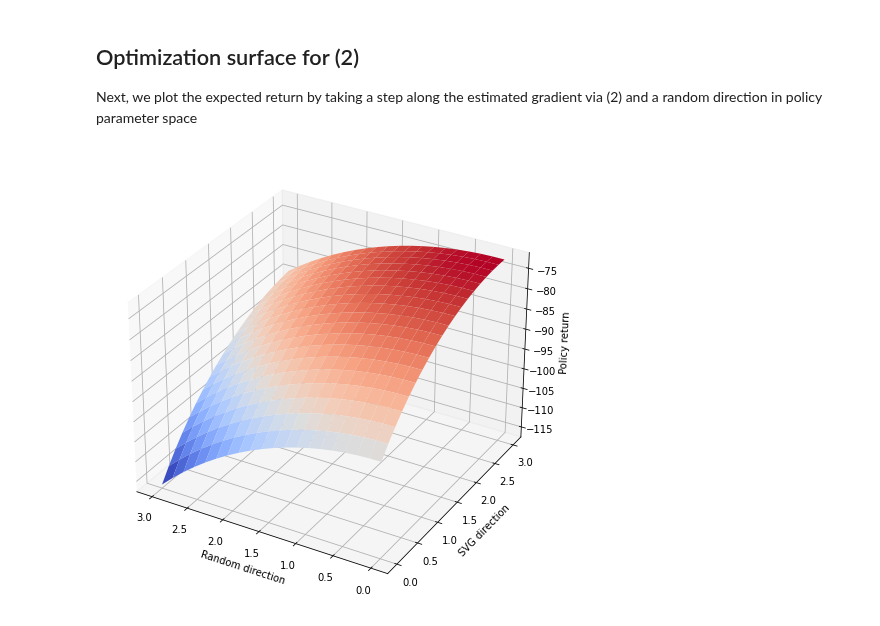
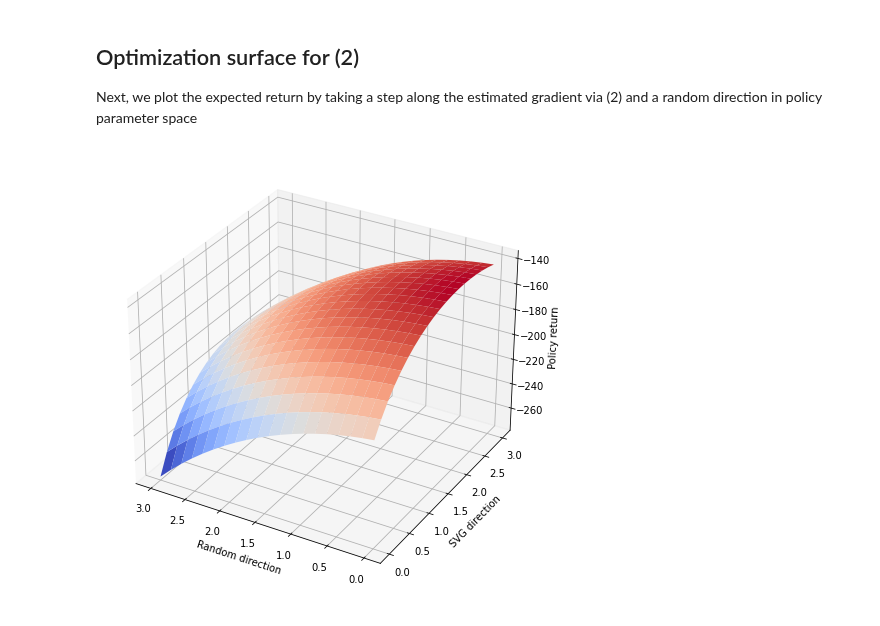
Before and after one commit to 0xangelo/LQSVG, a Jupyter notebook: experiments/monte_carlo_quality.ipynb, the cells around one changed output. Saved outputs shown, nothing was run; the diff lists cells and outputs as text; code cells hidden in the pictures.

```diff
--- a/experiments/monte_carlo_quality.ipynb
+++ b/experiments/monte_carlo_quality.ipynb
@@ -178,10 +198,16 @@ import lqsvg.experiment.analysis as analysis
 import lqsvg.experiment.utils as exp_util
 # %%
 def grad_estimates(
-    estimator, sample_sizes: list[int], estimates_per_sample_size: int = 10
+    estimator,
+    sample_sizes: list[int],
+    estimates_per_sample_size: int = 10,
+    pbar: bool = True,
 ) -> list[list[lqr.Linear]]:
+    progress = tqdm(
+        sample_sizes, desc="Computing SVG by sample size", leave=False, disable=not pbar
+    )
     svgs_by_sample_size = []
-    for size in tqdm(sample_sizes, desc="Computing cossim by sample size", leave=False):
+    for size in progress:
         svgs = [estimator(samples=size)[1] for _ in range(estimates_per_sample_size)]
         svgs_by_sample_size += [svgs]
     return svgs_by_sample_size
@@ -268,9 +328,7 @@ class NStepSVG(nn.Module):
         self.state_dataset = self.starting_states(self.policy, self.model, total_states)
 
     def sample_starting_obs(self, samples: int) -> Tensor:
-        idxs = torch.randint(
-            low=0, high=self.state_dataset.size("B"), size=(samples,)
-        )
+        idxs = torch.randint(low=0, high=self.state_dataset.size("B"), size=(samples,))
         return nt.index_select(self.state_dataset, dim="B", index=idxs)
 
     def surrogate(self, samples: int = 1) -> Tensor:
@@ -336,5 +407,5 @@ def plot_bt_quality_vs_samples(num_trials: int = 10, estimates_per_sample_size:
     plt.show()
     return data
 # %%
-data = plot_bt_quality_vs_samples()
+bt_data = plot_bt_quality_vs_samples()
 # %% [output]
@@ -393,18 +467,12 @@ import lqsvg.torch.utils as tutil
 # %%
 class BootstrappedOptimSurface:
     def __init__(self, seed: int, total_states: int = 1000):
-        self.generator = LQGGenerator(
-            n_state=2,
-            n_ctrl=2,
-            horizon=20,
-            stationary=True,
-            passive_eigval_range=(0.5, 1.5),
-            controllable=True,
-            seed=seed,
-        )
+        self.generator = make_generator(seed)
         dynamics, cost, init = self.generator()
         self.model = LQGModule.from_existing(dynamics, cost, init)
-        self.policy = TVLinearPolicy(self.model.n_state, self.model.n_ctrl, self.model.horizon)
+        self.policy = TVLinearPolicy(
+            self.model.n_state, self.model.n_ctrl, self.model.horizon
+        )
         self.policy.stabilize_(dynamics, rng=self.generator._rng)
 
         self.estimator = NStepSVG(self.policy, self.model)
@@ -416,7 +484,13 @@ class BootstrappedOptimSurface:
         direction = tutil.tensors_to_vector(svg).numpy()
 
         plt.figure(figsize=default_figsize(2, 2))
-        X, Y, Z = analysis.optimization_surface(self.delta_to_return(), direction=direction, max_scaling=3.0, steps=20, rng=self.generator._rng)
+        X, Y, Z = analysis.optimization_surface(
+            self.delta_to_return(),
+            direction=direction,
+            max_scaling=3.0,
+            steps=20,
+            rng=self.generator._rng,
+        )
         ax = plot_surface(X, Y, Z, invert_xaxis=True)
         ax.set_xlabel("Random direction")
         ax.set_ylabel("SVG direction")
@@ -428,7 +502,8 @@ class BootstrappedOptimSurface:
         dynamics, cost, init = self.model.standard_form()
         return analysis.delta_to_return(policy, dynamics, cost, init)
 # %%
-bt_optim_surface = BootstrappedOptimSurface(seed=42)
-bt_optim_surface.plot_optim_surface(samples=200, n_step=0)
+# Using trial id from failed experiment using n_step=3
+bt_optim_surface = BootstrappedOptimSurface(seed=4)
+bt_optim_surface.plot_optim_surface(samples=200, n_step=3)
 # %% [output]
-[figure, old version]
+[figure, new version]
```
Also changed, not shown: parts of 28 cells of this notebook.
